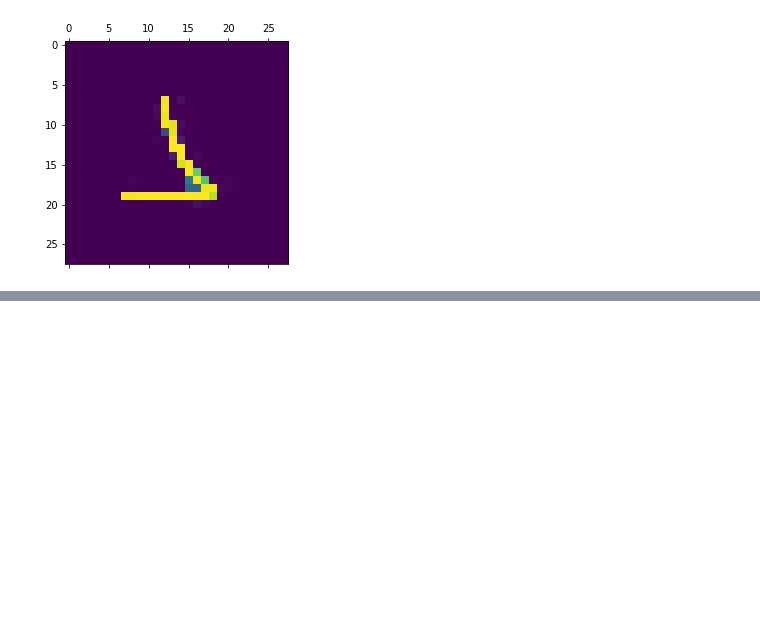
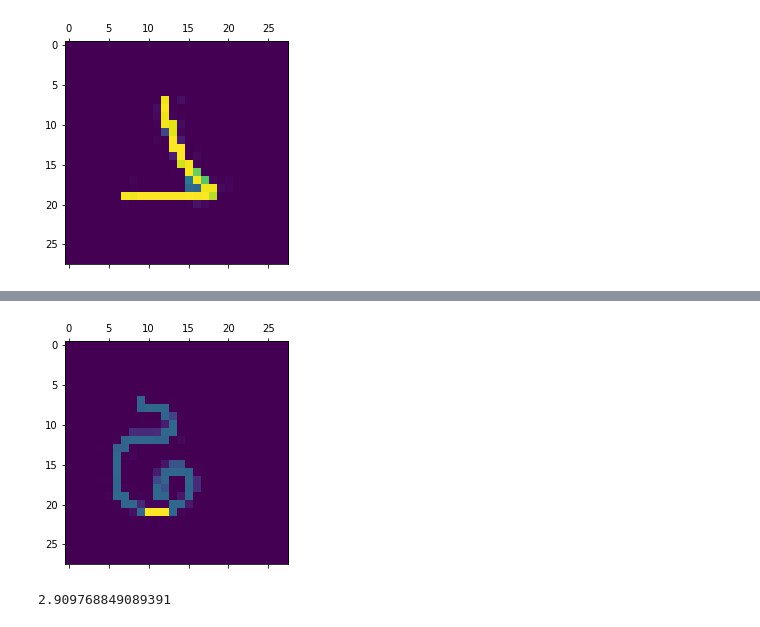
Before and after one commit to oliviermanette/Sentive-One-Shot-Learning-Omniglot, a Jupyter notebook: sandbox metadl/projet article can dynamic neural network improve few shot learning.ipynb, the cells around one changed output, grey strips where cells are left out. Saved outputs shown, nothing was run; the diff lists cells and outputs as text; code cells hidden in the pictures; blank space fills up the shorter version.

```diff
--- a/sandbox metadl/projet article can dynamic neural network improve few shot learning.ipynb
+++ b/sandbox metadl/projet article can dynamic neural network improve few shot learning.ipynb
@@ -130,0 +122,12 @@ sbrain.nnet[0].show_receptive_field_id(54)
+# %%
+sbrain.nnet[0].show_receptive_field_id(92)
+# %% [output]
+[figure, added]
+# %%
+nrn_1 = sbrain.nnet[0].nrn_tls.get_neuron_from_id(77)
+vector_1 = nrn_1["meta"]["glbl_prm"]["u_axis"]
+nrn_2 = sbrain.nnet[0].nrn_tls.get_neuron_from_id(81)
+vector_2 = nrn_2["meta"]["glbl_prm"]["u_axis"]
+sbrain.nnet[0].nrn_tls.calc_angle(vector_1, vector_2)
+# %% [output]
+2.909768849089391
```
Also changed, not shown: parts of 11 cells of this notebook, 1 other file.
